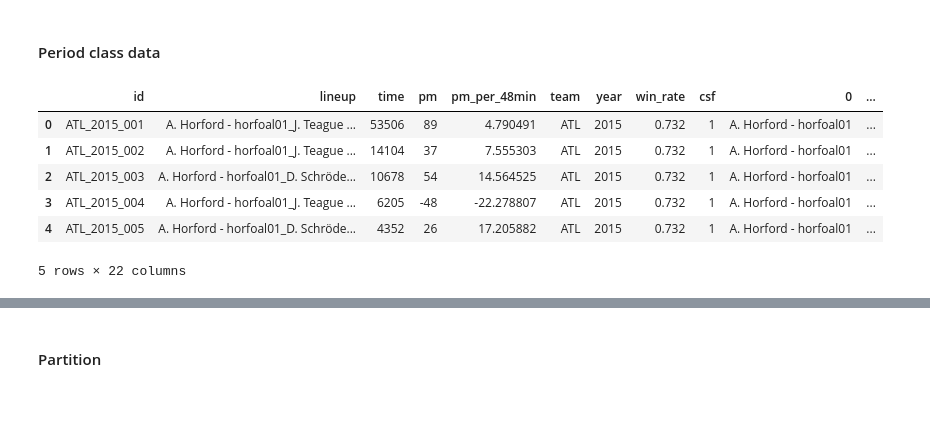
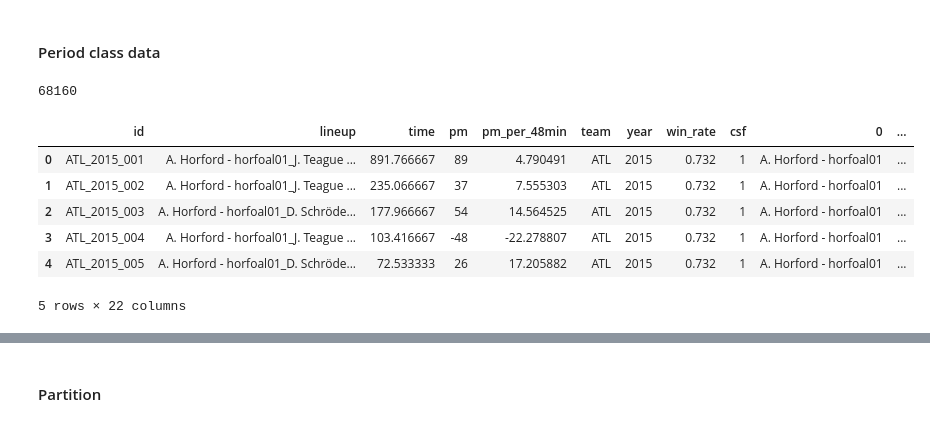
Before and after one commit to arnaud-odet/Roster_Building, a Jupyter notebook: notebooks/pbp.ipynb, the cells around one changed output, grey strips where cells are left out. Saved outputs shown, nothing was run; the diff lists cells and outputs as text; code cells hidden in the pictures.

```diff
--- a/notebooks/pbp.ipynb
+++ b/notebooks/pbp.ipynb
@@ -41,12 +43,15 @@ period = Period(2015,2019)
 # %%
 ludf = period.data.copy()
 trdf = period.transitions.copy()
+ludf['time'] = ludf['time'] / 60
+print(ludf.shape[0])
 ludf.head()
 # %% [output]
+68160
 |  | id | lineup | time | pm | pm_per_48min | team | year | win_rate | csf | 0 | ... |
-| 0 | ATL_2015_001 | A. Horford - horfoal01_J. Teague ... | 53506 | 89 | 4.790491 | ATL | 2015 | 0.732 | 1 | A. Horford - horfoal01 | ... |
-| 1 | ATL_2015_002 | A. Horford - horfoal01_J. Teague ... | 14104 | 37 | 7.555303 | ATL | 2015 | 0.732 | 1 | A. Horford - horfoal01 | ... |
-| 2 | ATL_2015_003 | A. Horford - horfoal01_D. Schröde... | 10678 | 54 | 14.564525 | ATL | 2015 | 0.732 | 1 | A. Horford - horfoal01 | ... |
-| 3 | ATL_2015_004 | A. Horford - horfoal01_J. Teague ... | 6205 | -48 | -22.278807 | ATL | 2015 | 0.732 | 1 | A. Horford - horfoal01 | ... |
-| 4 | ATL_2015_005 | A. Horford - horfoal01_D. Schröde... | 4352 | 26 | 17.205882 | ATL | 2015 | 0.732 | 1 | A. Horford - horfoal01 | ... |
+| 0 | ATL_2015_001 | A. Horford - horfoal01_J. Teague ... | 891.766667 | 89 | 4.790491 | ATL | 2015 | 0.732 | 1 | A. Horford - horfoal01 | ... |
+| 1 | ATL_2015_002 | A. Horford - horfoal01_J. Teague ... | 235.066667 | 37 | 7.555303 | ATL | 2015 | 0.732 | 1 | A. Horford - horfoal01 | ... |
+| 2 | ATL_2015_003 | A. Horford - horfoal01_D. Schröde... | 177.966667 | 54 | 14.564525 | ATL | 2015 | 0.732 | 1 | A. Horford - horfoal01 | ... |
+| 3 | ATL_2015_004 | A. Horford - horfoal01_J. Teague ... | 103.416667 | -48 | -22.278807 | ATL | 2015 | 0.732 | 1 | A. Horford - horfoal01 | ... |
+| 4 | ATL_2015_005 | A. Horford - horfoal01_D. Schröde... | 72.533333 | 26 | 17.205882 | ATL | 2015 | 0.732 | 1 | A. Horford - horfoal01 | ... |
-5 rows × 22 columns
+5 rows × 22 columns
```
Also changed, not shown: parts of 32 cells of this notebook, 8 other files.
